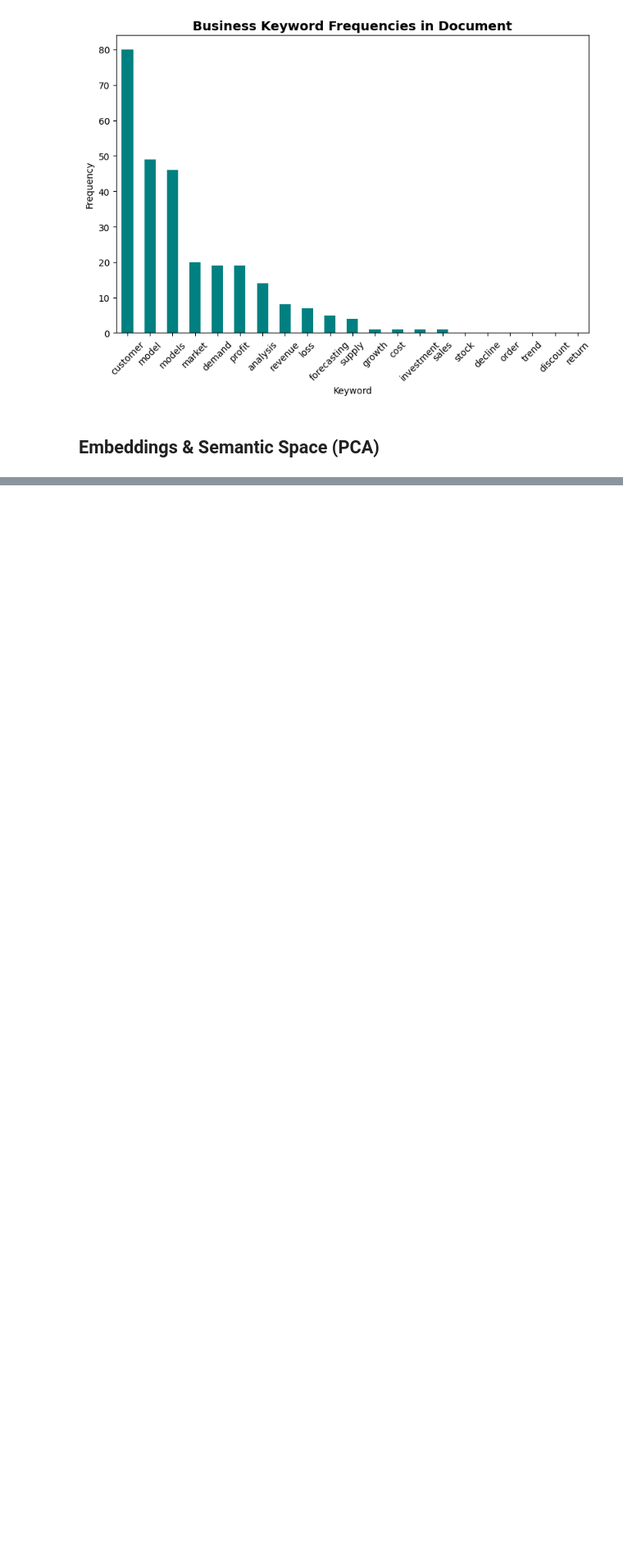
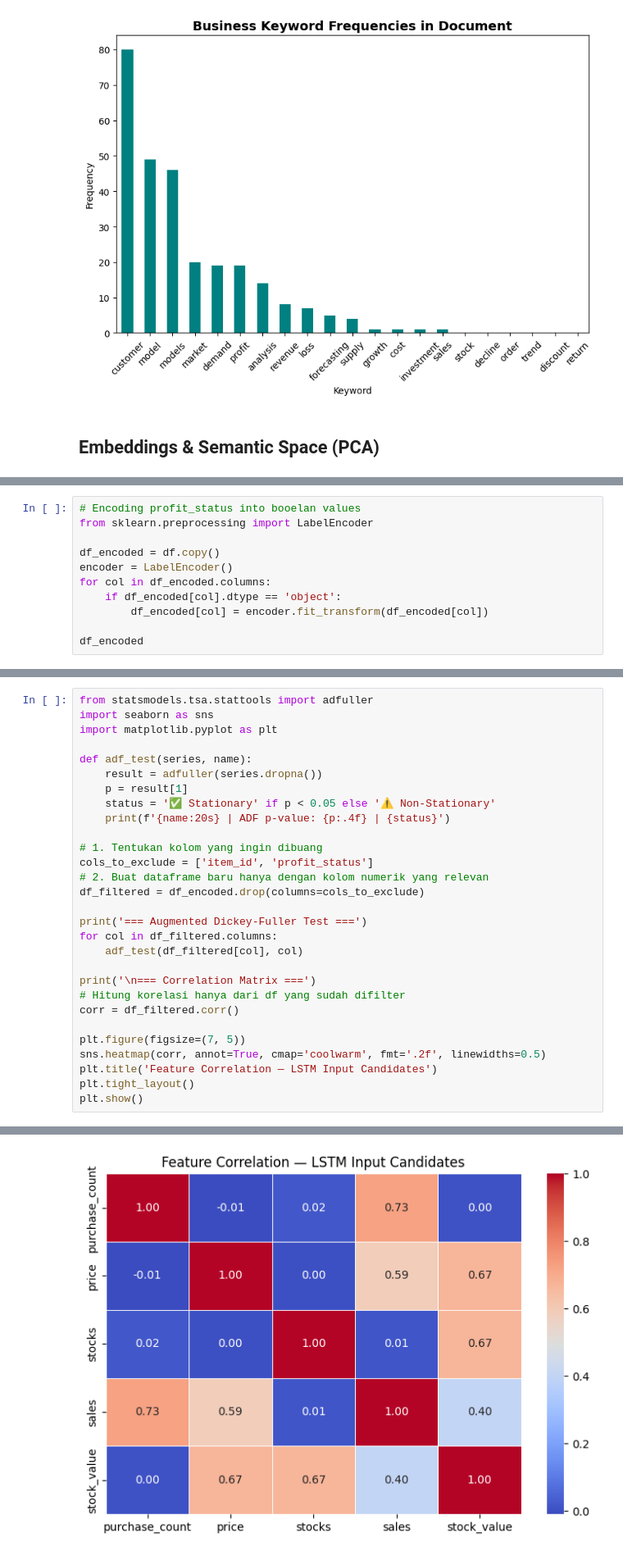
Before and after one commit to Mipjeiger/Fashion-recommendation-RAG-Finetuing-LLM-ML-Engineer-end-to-end, a Jupyter notebook: pipelines/ai_engineer/LLM/llm.ipynb, the cells around one changed output, grey strips where cells are left out. Shown at 82% size. Cells and saved outputs as stored; diff of their text form; blank space fills up the shorter version.

```diff
--- a/pipelines/ai_engineer/LLM/llm.ipynb
+++ b/pipelines/ai_engineer/LLM/llm.ipynb
@@ -308,0 +378,11 @@ Embedding shape: (30, 384)
+# %%
+# Encoding profit_status into booelan values
+from sklearn.preprocessing import LabelEncoder
+
+df_encoded = df.copy()
+encoder = LabelEncoder()
+for col in df_encoded.columns:
+    if df_encoded[col].dtype == 'object':
+        df_encoded[col] = encoder.fit_transform(df_encoded[col])
+
+df_encoded
@@ -308,0 +420,30 @@ Embedding shape: (30, 384)
+# %%
+from statsmodels.tsa.stattools import adfuller
+import seaborn as sns
+import matplotlib.pyplot as plt
+
+def adf_test(series, name):
+    result = adfuller(series.dropna())
+    p = result[1]
+    status = '✅ Stationary' if p < 0.05 else '⚠️ Non-Stationary'
+    print(f'{name:20s} | ADF p-value: {p:.4f} | {status}')
+
+# 1. Tentukan kolom yang ingin dibuang
+cols_to_exclude = ['item_id', 'profit_status']
+# 2. Buat dataframe baru hanya dengan kolom numerik yang relevan
+df_filtered = df_encoded.drop(columns=cols_to_exclude)
+
+print('=== Augmented Dickey-Fuller Test ===')
+for col in df_filtered.columns:
+    adf_test(df_filtered[col], col)
+
+print('\n=== Correlation Matrix ===')
+# Hitung korelasi hanya dari df yang sudah difilter
+corr = df_filtered.corr()
+
+plt.figure(figsize=(7, 5))
+sns.heatmap(corr, annot=True, cmap='coolwarm', fmt='.2f', linewidths=0.5)
+plt.title('Feature Correlation — LSTM Input Candidates')
+plt.tight_layout()
+plt.show()
+# %% [output]
@@ -308,0 +458 @@ Embedding shape: (30, 384)
+[figure, added]
```
Also changed, not shown: parts of 20 cells of this notebook, 1 other file.
